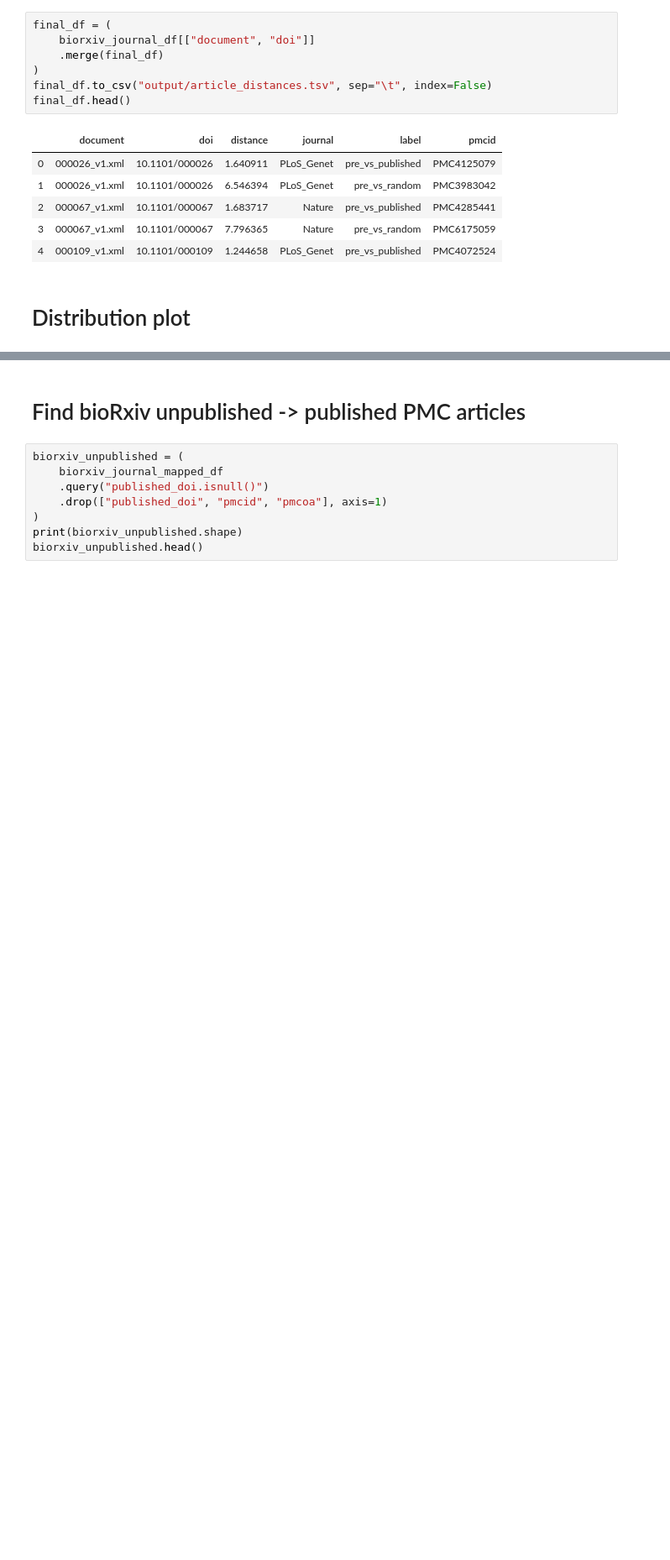
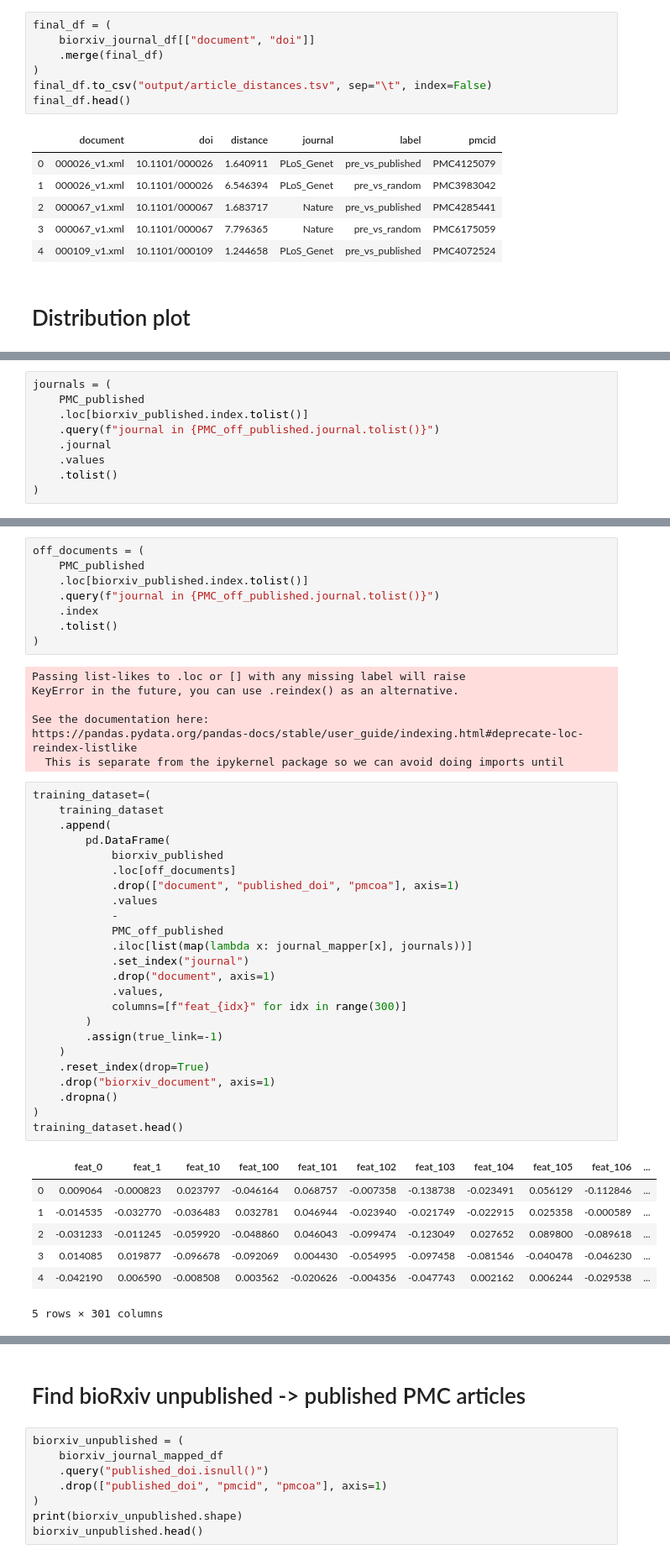
Before and after one commit to greenelab/annorxiver, a Jupyter notebook: biorxiv/article_distances/biorxiv_article_distances.ipynb, the cells around one changed output, grey strips where cells are left out. Shown at 84% size. Drawn from its saved outputs; the diff is of its cells as text; blank space fills up the shorter version.

```diff
--- a/biorxiv/article_distances/biorxiv_article_distances.ipynb
+++ b/biorxiv/article_distances/biorxiv_article_distances.ipynb
@@ -311,0 +353,9 @@ print(g)
+# %%
+journals = (
+    PMC_published
+    .loc[biorxiv_published.index.tolist()]
+    .query(f"journal in {PMC_off_published.journal.tolist()}")
+    .journal
+    .values
+    .tolist()
+)
@@ -311,0 +369,47 @@ print(g)
+# %%
+off_documents = (
+    PMC_published
+    .loc[biorxiv_published.index.tolist()]
+    .query(f"journal in {PMC_off_published.journal.tolist()}")
+    .index
+    .tolist()
+)
+# %% [output]
+Passing list-likes to .loc or [] with any missing label will raise
+KeyError in the future, you can use .reindex() as an alternative.
+
+See the documentation here:
+https://pandas.pydata.org/pandas-docs/stable/user_guide/indexing.html#deprecate-loc-reindex-listlike
+  This is separate from the ipykernel package so we can avoid doing imports until
+# %%
+training_dataset=(
+    training_dataset
+    .append(
+        pd.DataFrame(
+            biorxiv_published
+            .loc[off_documents]
+            .drop(["document", "published_doi", "pmcoa"], axis=1)
+            .values
+            -
+            PMC_off_published
+            .iloc[list(map(lambda x: journal_mapper[x], journals))]
+            .set_index("journal")
+            .drop("document", axis=1)
+            .values,
+            columns=[f"feat_{idx}" for idx in range(300)]
+        )
+        .assign(true_link=-1)
+    )
+    .reset_index(drop=True)
+    .drop("biorxiv_document", axis=1)
+    .dropna()
+)
+training_dataset.head()
+# %% [output]
+|  | feat_0 | feat_1 | feat_10 | feat_100 | feat_101 | feat_102 | feat_103 | feat_104 | feat_105 | feat_106 | ... |
+| 0 | 0.009064 | -0.000823 | 0.023797 | -0.046164 | 0.068757 | -0.007358 | -0.138738 | -0.023491 | 0.056129 | -0.112846 | ... |
+| 1 | -0.014535 | -0.032770 | -0.036483 | 0.032781 | 0.046944 | -0.023940 | -0.021749 | -0.022915 | 0.025358 | -0.000589 | ... |
+| 2 | -0.031233 | -0.011245 | -0.059920 | -0.048860 | 0.046043 | -0.099474 | -0.123049 | 0.027652 | 0.089800 | -0.089618 | ... |
+| 3 | 0.014085 | 0.019877 | -0.096678 | -0.092069 | 0.004430 | -0.054995 | -0.097458 | -0.081546 | -0.040478 | -0.046230 | ... |
+| 4 | -0.042190 | 0.006590 | -0.008508 | 0.003562 | -0.020626 | -0.004356 | -0.047743 | 0.002162 | 0.006244 | -0.029538 | ... |
+5 rows × 301 columns
```
Also changed, not shown: parts of 14 cells of this notebook, 15 other files.
